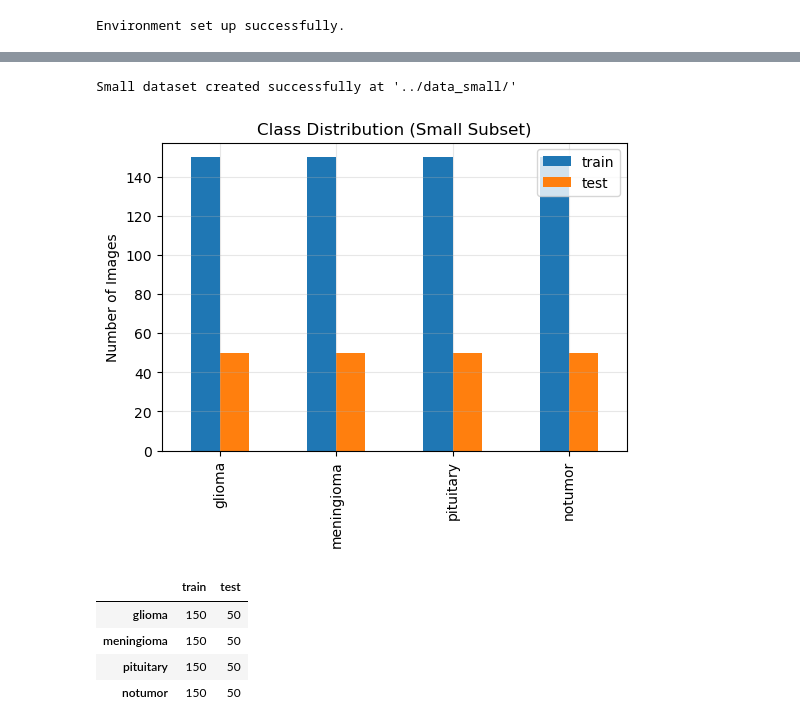
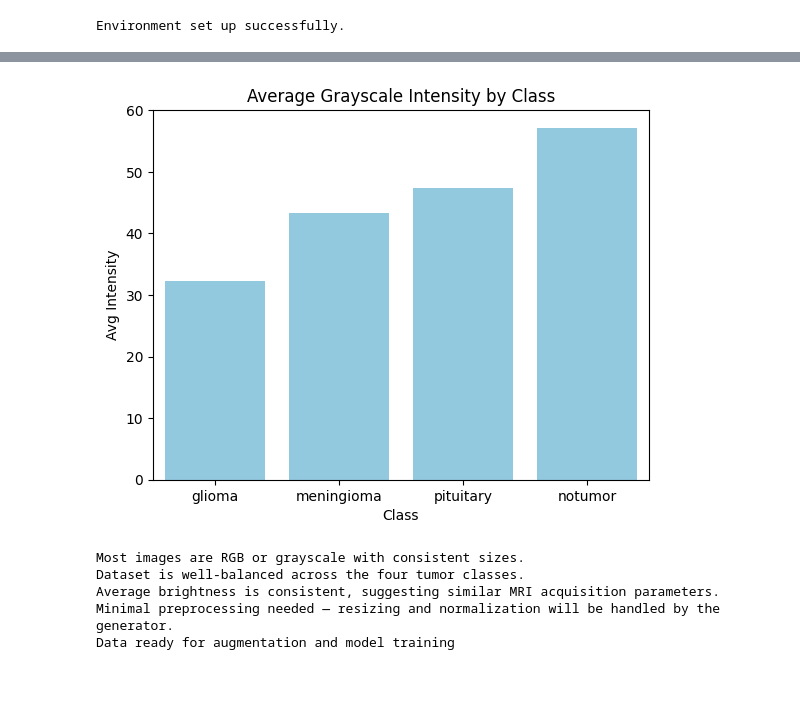
Before and after one commit to HardityaGhuman/MRI_classification, a Jupyter notebook: notebooks/01_data_understanding.ipynb, the cells around one changed output, grey strips where cells are left out. Drawn from its saved outputs; the diff is of its cells as text; code cells hidden in the pictures; blank space fills up the shorter version.

```diff
--- a/notebooks/01_data_understanding.ipynb
+++ b/notebooks/01_data_understanding.ipynb
@@ -83,42 +77,30 @@ max    890.000000  1075.000000
 # %%
-SMALL_DATA_DIR = "../data_small"
-TRAIN_SMALL = os.path.join(SMALL_DATA_DIR, "train")
-TEST_SMALL = os.path.join(SMALL_DATA_DIR, "test")
+# Compute mean pixel intensity of random subset
+image_stats = []
+for c in CLASSES:
+    class_dir = os.path.join(TRAIN_DIR, c)
+    samples = random.sample(os.listdir(class_dir), 50)
+    means = []
+    for s in samples:
+        img = Image.open(os.path.join(class_dir, s)).convert("L")
+        means.append(np.mean(img))
+    image_stats.append((c, np.mean(means)))
 
-def create_subset(src_dir, dest_dir, n=150):
-    os.makedirs(dest_dir, exist_ok=True)
-    for cls in CLASSES:
-        src_cls = os.path.join(src_dir, cls)
-        dest_cls = os.path.join(dest_dir, cls)
-        os.makedirs(dest_cls, exist_ok=True)
-        files = random.sample(os.listdir(src_cls), min(n, len(os.listdir(src_cls))))
-        for f in tqdm(files, desc=f"Copying {cls}", ncols=80):
-            shutil.copy(os.path.join(src_cls, f), os.path.join(dest_cls, f))
-
-# Create Subset (Train + Test)
-create_subset(TRAIN_DIR, TRAIN_SMALL, n=150)
-create_subset(TEST_DIR, TEST_SMALL, n=50)
-print("\nSmall dataset created successfully at '../data_small/'")
+df_stats = pd.DataFrame(image_stats, columns=["Class", "Avg Intensity"])
+sns.barplot(x="Class", y="Avg Intensity", data=df_stats, color="skyblue")
+plt.title("Average Grayscale Intensity by Class")
+plt.show()
 # %% [output]
-Small dataset created successfully at '../data_small/'
+[figure, added]
 # %%
-subset_counts = {}
-for split in ["train", "test"]:
-    path = os.path.join(SMALL_DATA_DIR, split)
-    subset_counts[split] = {cls: len(os.listdir(os.path.join(path, cls))) for cls in CLASSES}
-
-subset_df = pd.DataFrame(subset_counts)
-subset_df.plot(kind="bar", figsize=(6,4))
-plt.title("Class Distribution (Small Subset)")
-plt.ylabel("Number of Images")
-plt.grid(alpha=0.3)
-plt.show()
-
-subset_df
+print("Most images are RGB or grayscale with consistent sizes.")
+print("Dataset is well-balanced across the four tumor classes.")
+print("Average brightness is consistent, suggesting similar MRI acquisition parameters.")
+print("Minimal preprocessing needed — resizing and normalization will be handled by the generator.")
+print("Data ready for augmentation and model training")
 # %% [output]
-[figure, removed]
-|  | train | test |
-| glioma | 150 | 50 |
-| meningioma | 150 | 50 |
-| pituitary | 150 | 50 |
-| notumor | 150 | 50 |
+Most images are RGB or grayscale with consistent sizes.
+Dataset is well-balanced across the four tumor classes.
+Average brightness is consistent, suggesting similar MRI acquisition parameters.
+Minimal preprocessing needed — resizing and normalization will be handled by the generator.
+Data ready for augmentation and model training
```
Also changed, not shown: parts of 5 cells of this notebook, 6 other files.
